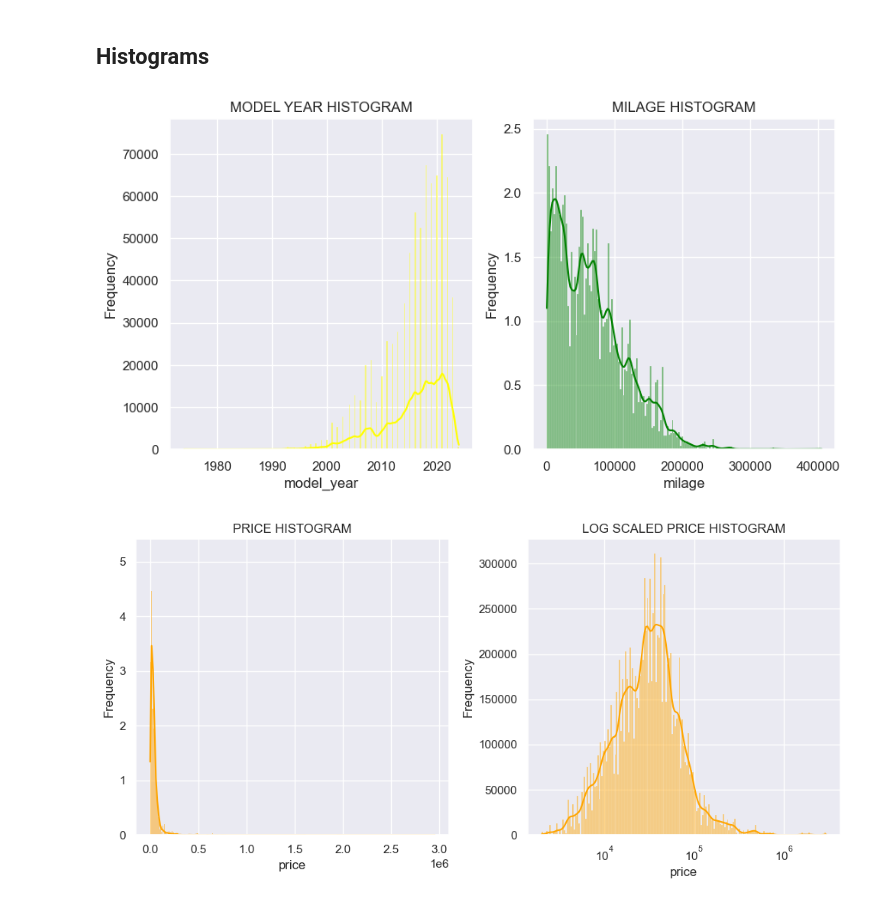
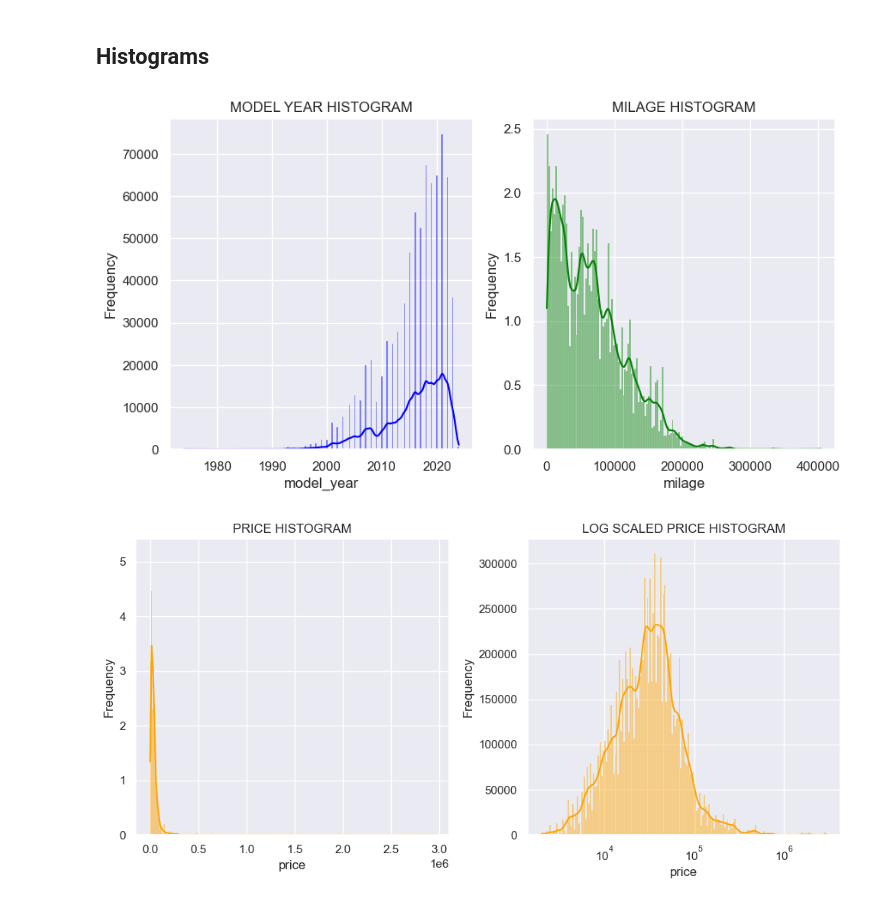
Before and after one commit to MDeus-ai/My_KAGGLE_Work, a Jupyter notebook: S4Ep9(Regression For Used Cars)/EDA/exploration.ipynb, the cells around one changed output. Drawn from its saved outputs; the diff is of its cells as text; code cells hidden in the pictures.

```diff
--- a/S4Ep9(Regression For Used Cars)/EDA/exploration.ipynb
+++ b/S4Ep9(Regression For Used Cars)/EDA/exploration.ipynb
@@ -61,15 +61,15 @@ num_features.head(7)
 ## Histograms
 # %%
 fig, axes = plt.subplots(1, 2, figsize=(10, 5))
-sns.histplot(data=num_features['model_year'], stat='frequency', kde=True, color='yellow', ax=axes[0])
+sns.histplot(data=num_features['model_year'], stat='frequency', kde=True, color='blue', ax=axes[0])
 axes[0].set_title('MODEL YEAR HISTOGRAM')
 
 sns.histplot(data=num_features['milage'], stat='frequency', kde=True, color='green', ax=axes[1])
 axes[1].set_title('MILAGE HISTOGRAM')
 
 plt.show()
 # %% [output]
-[figure, old version]
+[figure, new version]
 # %%
 fig, axes = plt.subplots(1, 2, figsize=(10, 5))
 
```
